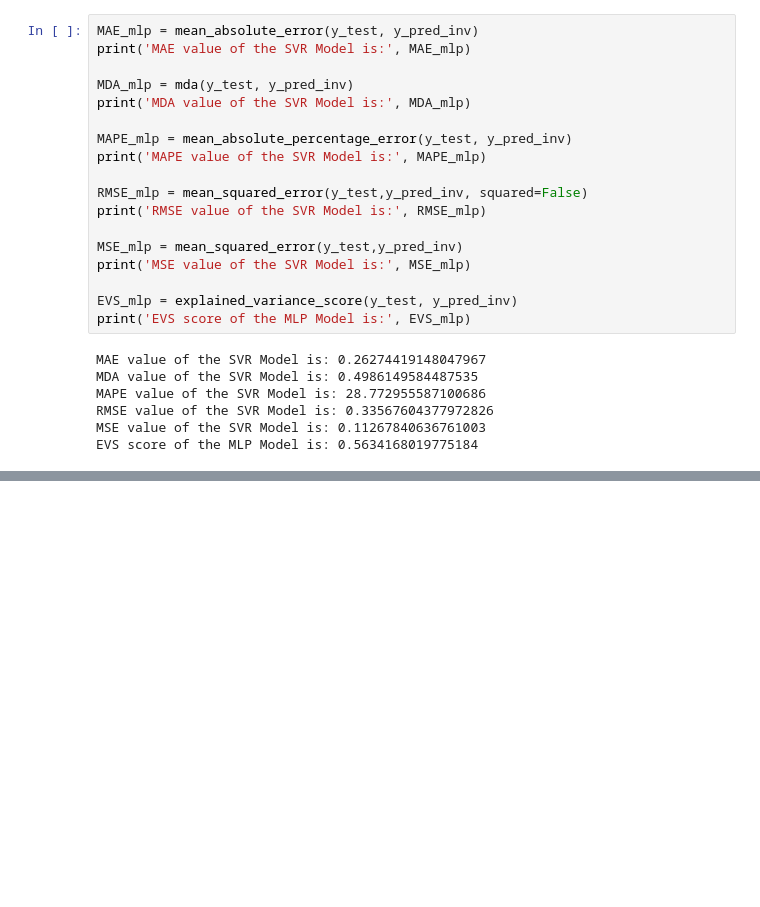
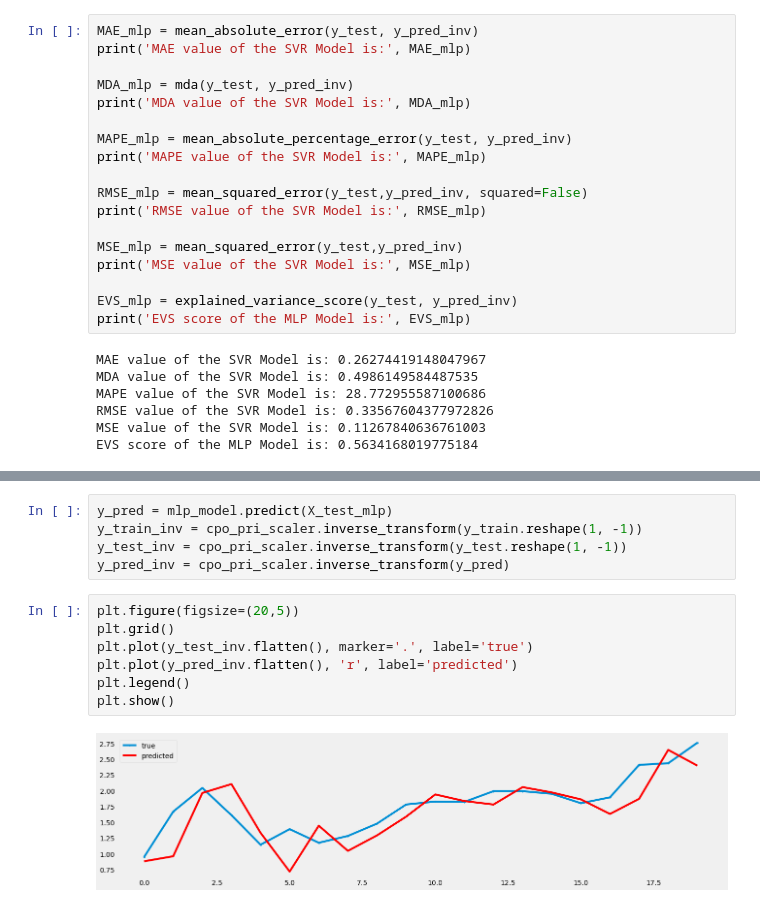
Before and after one commit to mofuoku417/Machine-Learning-Techniques-for-Multivariate-Time-Series-Forecasting-of-Crude-Palm-Oil-Prices, a Jupyter notebook: MV_MLP.ipynb, the cells around one changed output, grey strips where cells are left out. Cells and saved outputs as stored; diff of their text form; blank space fills up the shorter version.

```diff
--- a/MV_MLP.ipynb
+++ b/MV_MLP.ipynb
@@ -271,0 +374,14 @@ EVS score of the MLP Model is: 0.5634168019775184
+# %%
+y_pred = mlp_model.predict(X_test_mlp)
+y_train_inv = cpo_pri_scaler.inverse_transform(y_train.reshape(1, -1))
+y_test_inv = cpo_pri_scaler.inverse_transform(y_test.reshape(1, -1))
+y_pred_inv = cpo_pri_scaler.inverse_transform(y_pred)
+# %%
+plt.figure(figsize=(20,5))
+plt.grid()
+plt.plot(y_test_inv.flatten(), marker='.', label='true')
+plt.plot(y_pred_inv.flatten(), 'r', label='predicted')
+plt.legend()
+plt.show()
+# %% [output]
+[figure, added]
```
Also changed, not shown: parts of 10 cells of this notebook.
